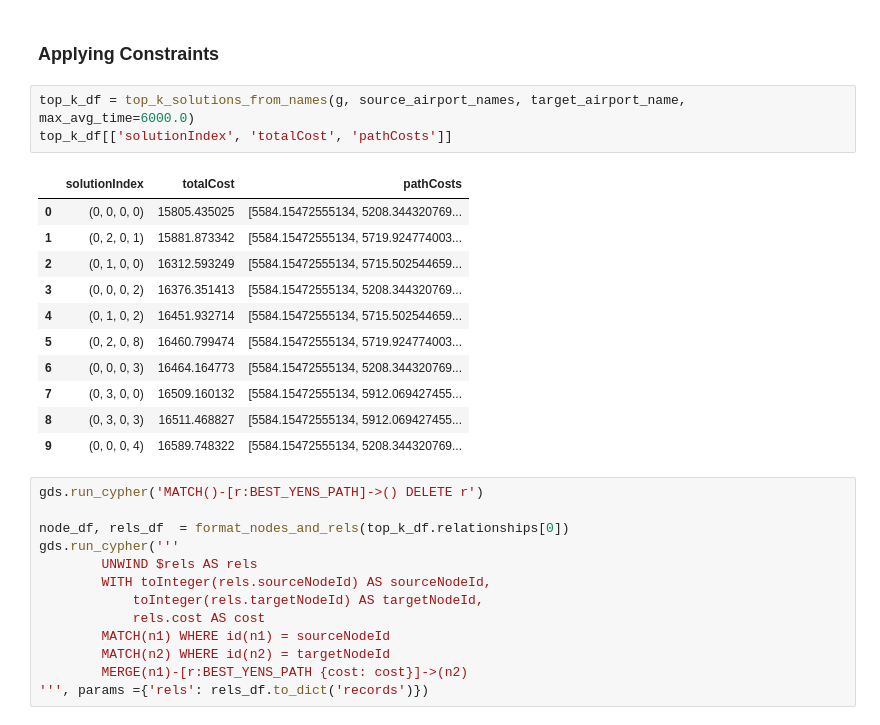
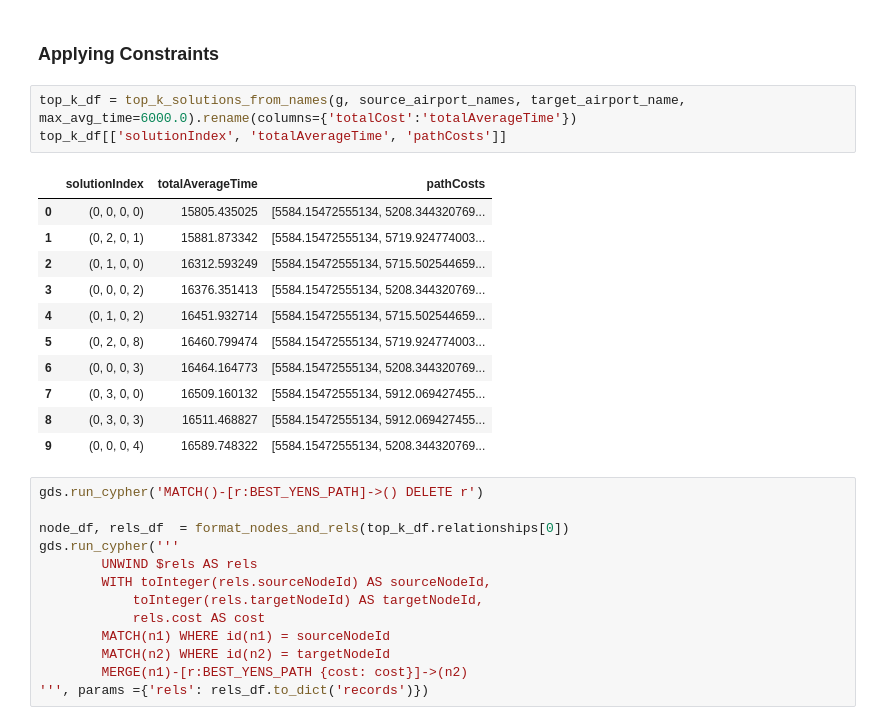
Before and after one commit to neo4j-product-examples/supply-chain-logistics-demo, a Jupyter notebook: part3-path-finding-and-what-if/route-finding-demo.ipynb, the cells around one changed output. Drawn from its saved outputs; the diff is of its cells as text.

```diff
--- a/part3-path-finding-and-what-if/route-finding-demo.ipynb
+++ b/part3-path-finding-and-what-if/route-finding-demo.ipynb
@@ -361,10 +379,10 @@ gds.run_cypher('''
 # %% [markdown]
 ### Applying Constraints
 # %%
-top_k_df = top_k_solutions_from_names(g, source_airport_names, target_airport_name, max_avg_time=6000.0)
-top_k_df[['solutionIndex', 'totalCost', 'pathCosts']]
+top_k_df = top_k_solutions_from_names(g, source_airport_names, target_airport_name, max_avg_time=6000.0).rename(columns={'totalCost':'totalAverageTime'})
+top_k_df[['solutionIndex', 'totalAverageTime', 'pathCosts']]
 # %% [output]
-|  | solutionIndex | totalCost | pathCosts |
+|  | solutionIndex | totalAverageTime | pathCosts |
 | 0 | (0, 0, 0, 0) | 15805.435025 | [5584.15472555134, 5208.344320769... |
 | 1 | (0, 2, 0, 1) | 15881.873342 | [5584.15472555134, 5719.924774003... |
 | 2 | (0, 1, 0, 0) | 16312.593249 | [5584.15472555134, 5715.502544659... |
```
Also changed, not shown: parts of 4 cells of this notebook, 10 other files.
